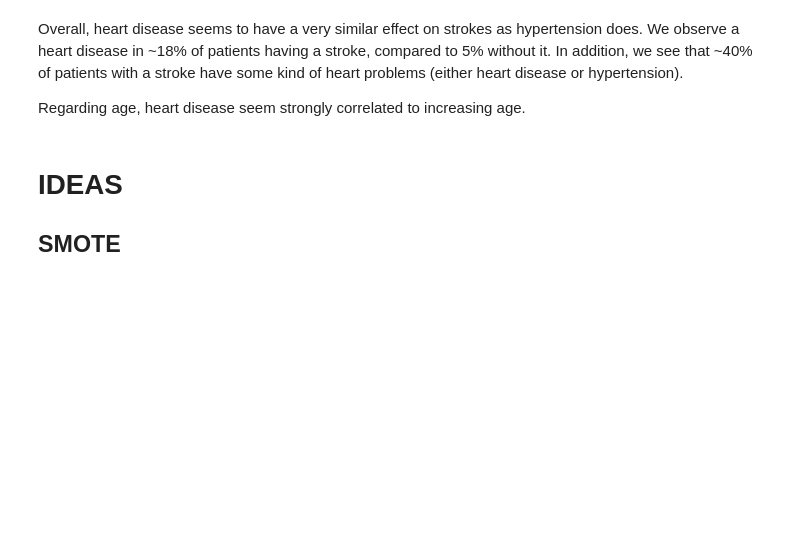
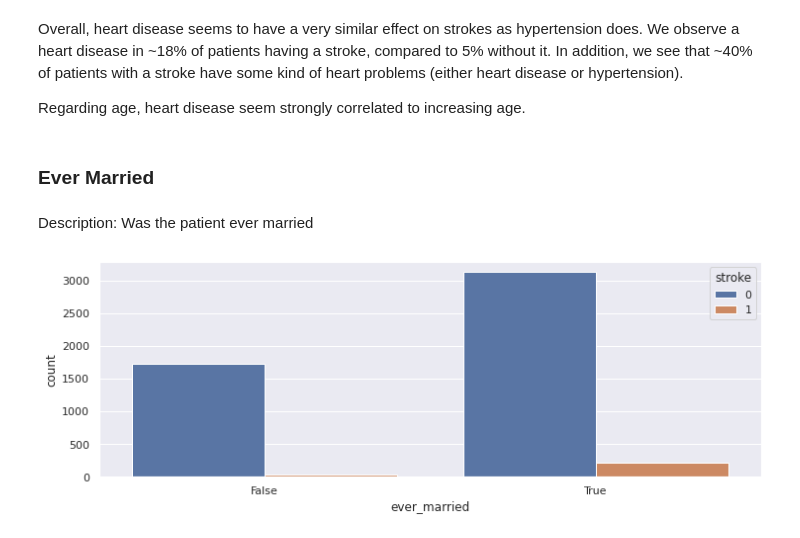
Before and after one commit to matrop/data-science-playground, a Jupyter notebook: stroke_prediction/notebooks/explanatory_data_analysis.ipynb, the cells around one changed output. Saved outputs shown, nothing was run; the diff lists cells and outputs as text; code cells hidden in the pictures; blank space fills up the shorter version.

```diff
--- a/stroke_prediction/notebooks/explanatory_data_analysis.ipynb
+++ b/stroke_prediction/notebooks/explanatory_data_analysis.ipynb
@@ -329,7 +360,12 @@ plt.show()
 Overall, heart disease seems to have a very similar effect on strokes as hypertension does. We observe a heart disease in ~18% of patients having a stroke, compared to 5% without it. In addition, we see that ~40% of patients with a stroke have some kind of heart problems (either heart disease or hypertension).
 
 Regarding age, heart disease seem strongly correlated to increasing age.
-# %% [markdown]
-# IDEAS
-
-## SMOTE
+# %% [markdown]
+### Ever Married
+# %% [markdown]
+Description: Was the patient ever married
+# %%
+sns.countplot(x=df.ever_married, hue=df.stroke)
+plt.show()
+# %% [output]
+[figure, added]
```
Also changed, not shown: parts of 54 cells of this notebook.
